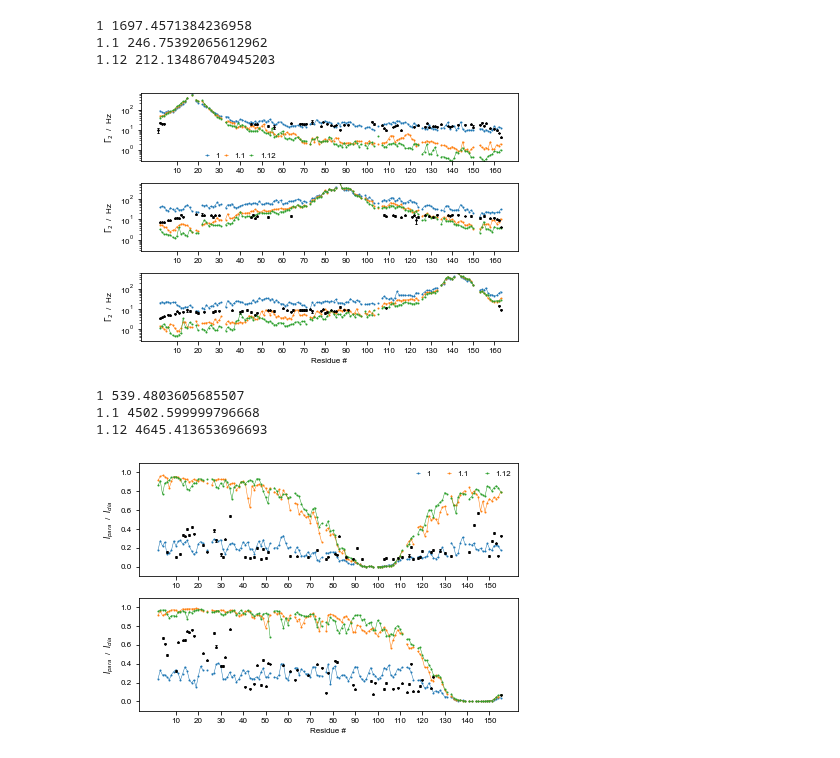
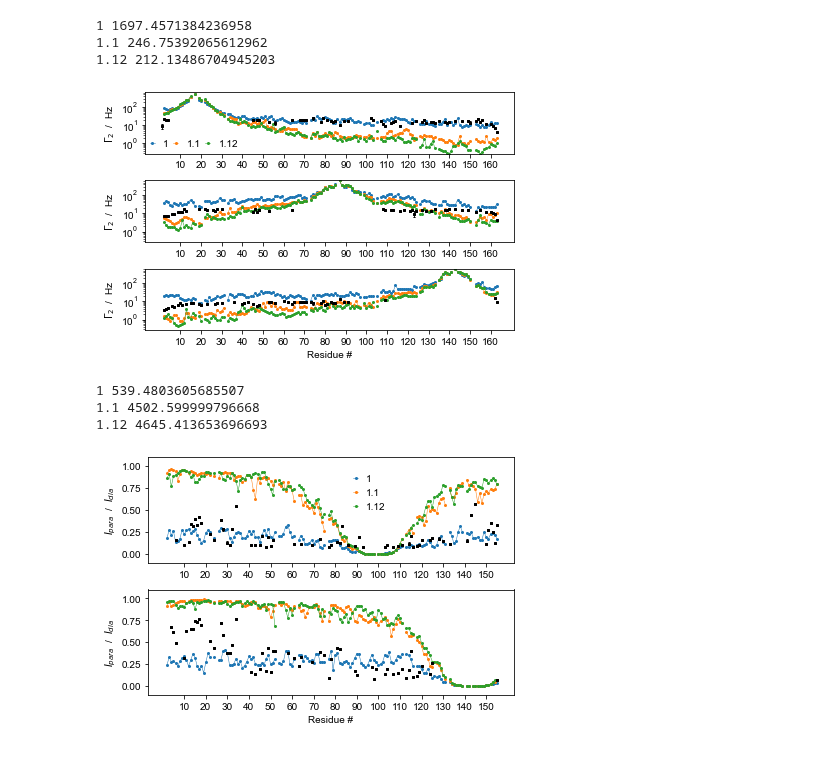
Before and after one commit to KULL-Centre/papers, a Jupyter notebook: 2021/Martini-Thomasen-et-al/notebooks/intrachain_PRE.ipynb, the cells around one changed output. Cells and saved outputs as stored; diff of their text form; code cells hidden in the pictures.

```diff
--- a/2021/Martini-Thomasen-et-al/notebooks/intrachain_PRE.ipynb
+++ b/2021/Martini-Thomasen-et-al/notebooks/intrachain_PRE.ipynb
@@ -70,0 +87,31 @@ plt.show()
+# %%
+plt.rc('font', **{'family':'sans-serif','sans-serif':['Arial'], 'size': 8})
+
+fig = plt.figure(figsize=(4,3))
+ax = plt.subplot2grid( (3,2), (0,0), rowspan=3, colspan=1 )
+ax1 = plt.subplot2grid( (3,2), (0,1), rowspan=1, colspan=1 )
+ax2 = plt.subplot2grid( (3,2), (1,1), rowspan=1, colspan=1 )
+ax3 = plt.subplot2grid( (3,2), (2,1), rowspan=1, colspan=1 )
+
+plot_cmap_chi2(ax1,chi2_112.iloc[:10],plt.cm.viridis_r,1.12,color='tab:green')
+plot_cmap_chi2(ax2,chi2_110.iloc[:10],plt.cm.viridis_r,1.1,bar=False,color='tab:orange')
+plot_cmap_chi2(ax3,chi2_100.iloc[:10],plt.cm.viridis_r,1,bar=False,color='tab:blue')
+
+
+ax1.annotate('$\lambda=1.12$',xy=(-.15,.1),xycoords='axes fraction',
+             color='tab:green',rotation=90)
+ax2.annotate('$\lambda=1.10$',xy=(-.15,.1),xycoords='axes fraction',
+              color='tab:orange',rotation=90)
+ax3.annotate('$\lambda=1.00$',xy=(-.15,.1),xycoords='axes fraction',
+             color='tab:blue',rotation=90)
+
+chi2_4.plot(ax=ax,marker='o',lw=.5,ls=':',rot=45,legend=False)
+ax.set_xticks(range(5))
+ax.set_xticklabels(chi2.index)
+ax.set_ylabel(r'$\langle \chi^2_r \rangle$')
+ax.set_title(r'$\tau_c=4$ ns')
+
+ax3.set_xticklabels(chi2_100.columns,rotation=45, color='k')
+
+plt.tight_layout()
+plt.savefig('../Fig2b.pdf')
@@ -121,9 +177,9 @@ def plotPREdata(name,prot,obs,c,legend):
     chi2 = 0
     for ax,label in zip(axes.flatten(),labels):
         ax.errorbar(expPREs.index,expPREs.value[label],expPREs.error[label],
-            color='k', lw=0, marker='o', ms=1, elinewidth=.5, capsize=1, capthick=.5)
+            color='k', lw=0, marker='o', ms=2, elinewidth=.5, capsize=1, capthick=.5)
         ax.plot(calcPREs[label].index,calcPREs[label].values,color=c,
-                lw=0.5,marker='o',ms=1,label=legend)
+                lw=0.5,marker='o',ms=2,label=legend)
         mask = np.isfinite(calcPREs[label])&np.isfinite(expPREs.value[label].values)
         chi = (expPREs.value[label].values[mask] - calcPREs[label][mask]) \
         / expPREs.error[label].values[mask]
@@ -148,6 +204,8 @@ def plotPREdata(name,prot,obs,c,legend):
     print(legend,chi2/len(labels))
     axes.flatten()[-1].set_xlabel('Residue #')
     plt.tight_layout(w_pad=0.5)
+# %%
+plt.rc('font', **{'family':'sans-serif','sans-serif':['Arial'], 'size': 10})
 # %%
 name = 'aSyn_PRE'
 
@@ -174,6 +232,4 @@ plt.show()
 # %%
-plt.rc('font', **{'family':'sans-serif','sans-serif':['Arial'], 'size': 8})
-
 name = 'FUS'
 
 prot = pd.read_pickle('../PRE_NMR/intrachain/'+name+'_PREs.pkl')
@@ -189,37 +245,37 @@ for l,c in zip(prot.columns,['tab:blue','tab:orange','tab:green']):
     plotPREdata(name,pre,2,c,legend='{:g}'.format(l))
 plt.tight_layout()
 axes[0].legend(frameon=False,ncol=3,handlelength=.5,labelspacing=0,
-                  columnspacing=.5,borderpad=0,loc=(.17,.03))
-plt.savefig('../FUS.pdf')
+                  columnspacing=.5,borderpad=0,loc='lower left')
+plt.savefig('../FUS.png',dpi=300)
 plt.show()
 # %% [output]
 1 1697.4571384236958
 1.1 246.75392065612962
 1.12 212.13486704945203
-[figure, old version]
+[figure, new version]
 # %%
 name = 'A2'
 
 prot = pd.read_pickle('../PRE_NMR/intrachain/'+name+'_PREs.pkl')
 figsize = (6,4)
 labels = prot[1.00].calcPREs.columns
 cols = 1 if len(labels)<6 else 2
 rows = int(len(labels) / cols)
 if len(labels)>6 or len(labels)==5:
     figsize = (6,7)
 fig, axes = plt.subplots(rows, cols, sharex=False, sharey=False, figsize=figsize)
 for l,c in zip(prot.columns,['tab:blue','tab:orange','tab:green']):
     pre = prot[l]
     plotPREdata(name,pre,1,c,legend='{:g}'.format(l))
 plt.tight_layout()
-axes[0].legend(frameon=False,ncol=4,handlelength=.5)
-plt.savefig('../A2.pdf')
+axes[0].legend(frameon=False,ncol=1,handlelength=.5,loc=(.55,.45))
+plt.savefig('../A2.png',dpi=300)
 plt.show()
 # %% [output]
 1 539.4803605685507
 1.1 4502.599999796668
 1.12 4645.413653696693
-[figure, old version]
+[figure, new version]
 # %%
 name = 'OPN'
 
```
Also changed, not shown: parts of 10 cells of this notebook, 1 other file.
